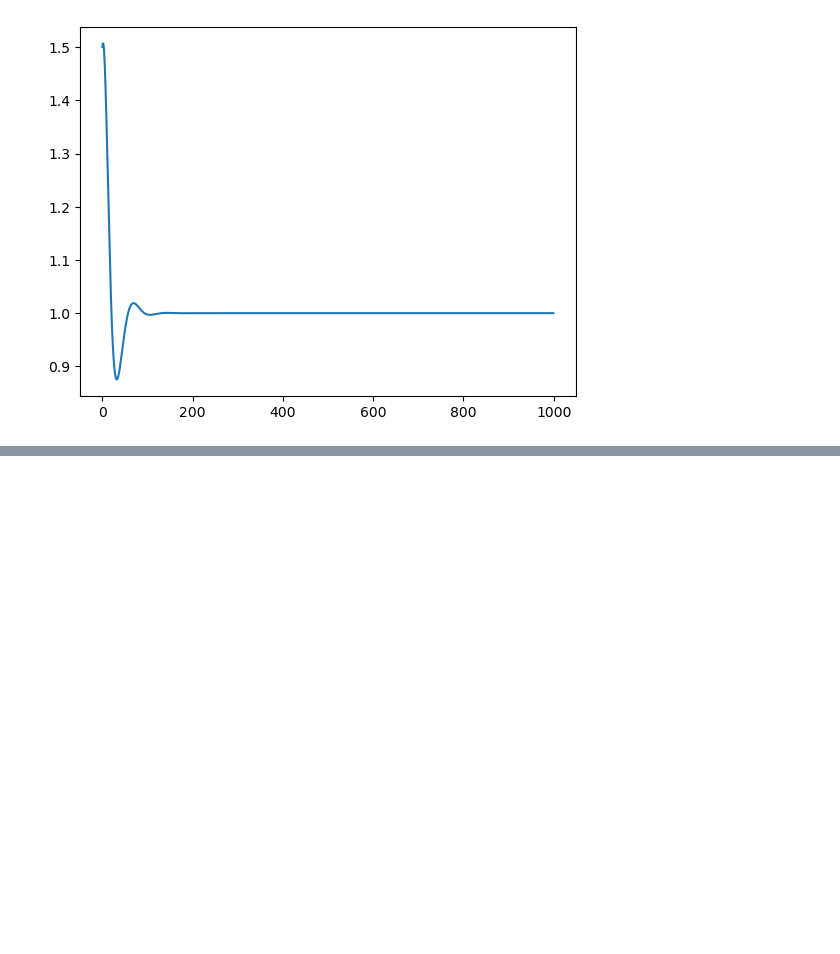
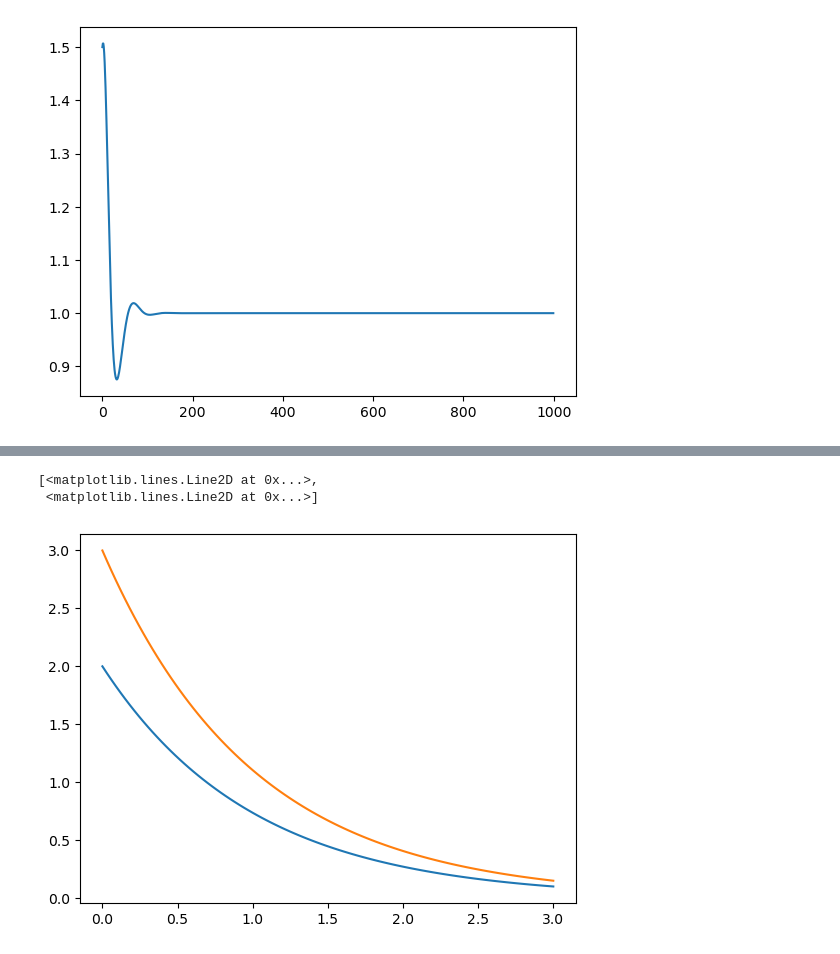
Before and after one commit to williamgilpin/alveoli, a Jupyter notebook: alveoli_model.ipynb, the cells around one changed output, grey strips where cells are left out. Saved outputs shown, nothing was run; the diff lists cells and outputs as text; code cells hidden in the pictures; blank space fills up the shorter version.

```diff
--- a/alveoli_model.ipynb
+++ b/alveoli_model.ipynb
@@ -234,0 +240,24 @@ np.median(np.sum(np.abs(h), axis=1))
+# %%
+from diffrax import diffeqsolve, ODETerm, Dopri5, SaveAt
+import jax.numpy as jnp
+
+def f(t, y, args):
+    return -y
+
+tmax = 3
+
+term = ODETerm(f)
+solver = Dopri5()
+y0 = jnp.array([2., 3.])
+t_store = SaveAt(ts=np.linspace(0, tmax, 100))
+sol = diffeqsolve(term, solver, t0=0, t1=tmax, dt0=0.1, y0=y0, saveat=t_store)
+
+
+# print(sol.ts)  # DeviceArray([0.   , 1.   , 2.   , 3.    ])
+# print(sol.ys)
+
+plt.plot(sol.ts, sol.ys)
+# %% [output]
+[<matplotlib.lines.Line2D at 0x...>,
+ <matplotlib.lines.Line2D at 0x...>]
+[figure, added]
```
Also changed, not shown: parts of 7 cells of this notebook.
